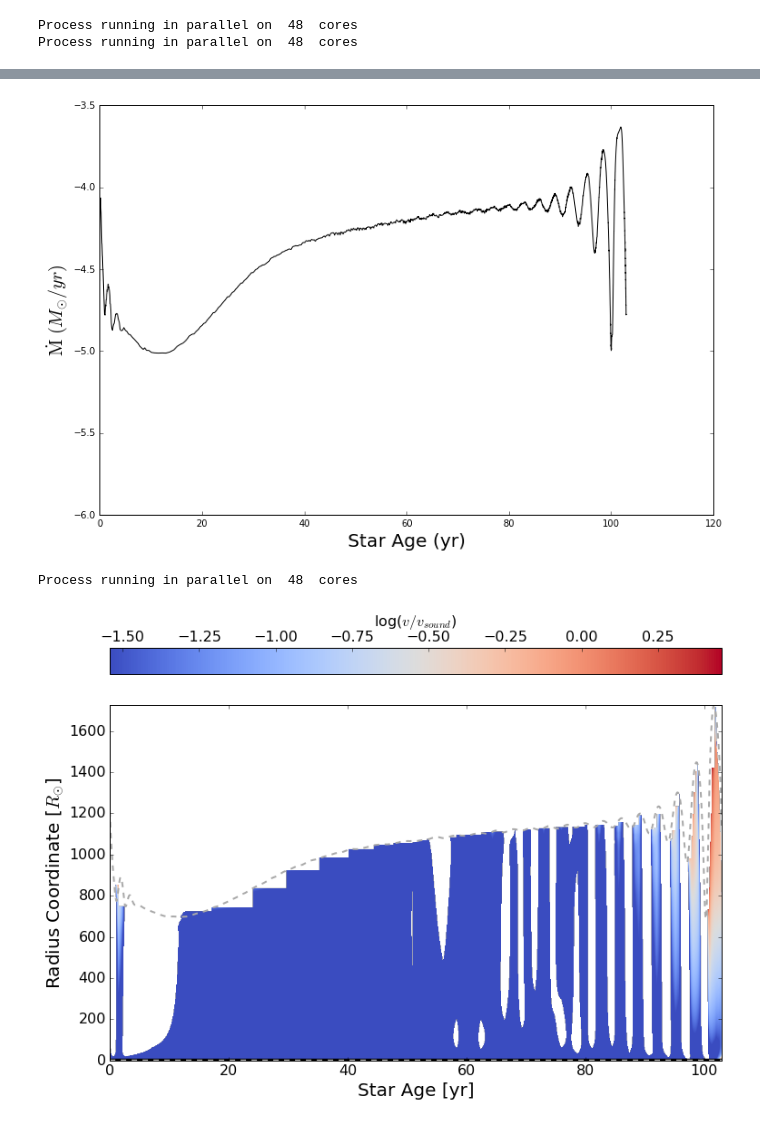
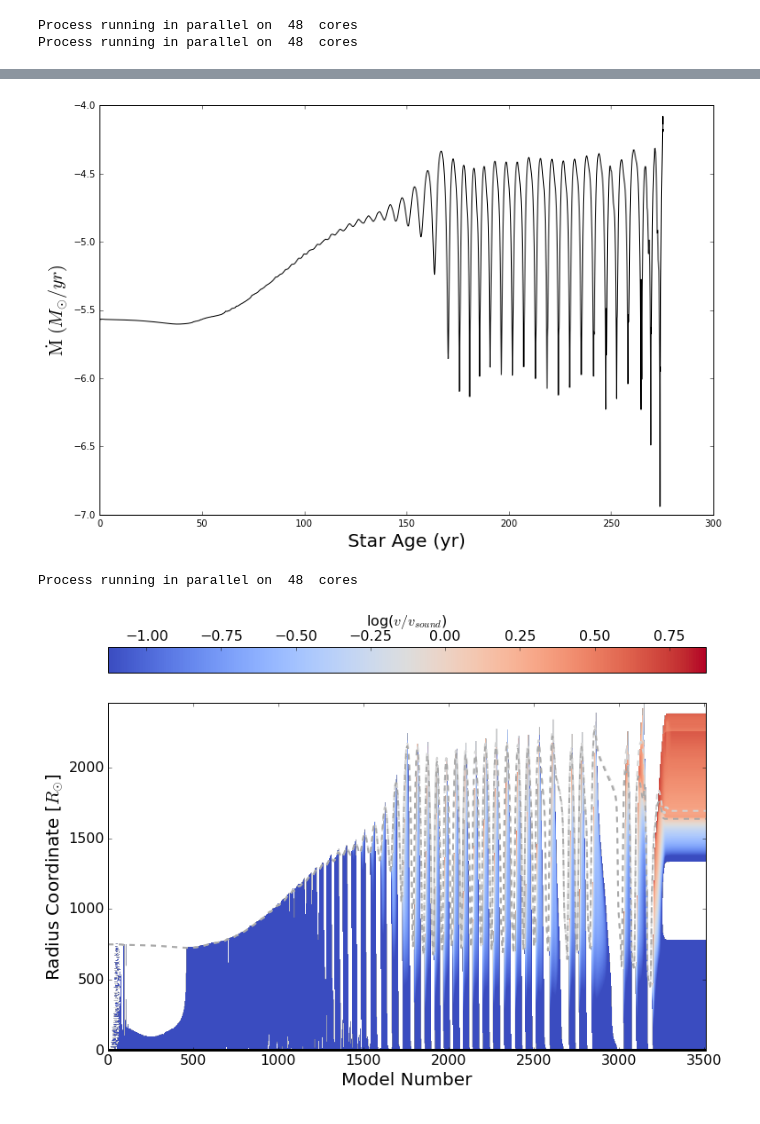
Before and after one commit to JRGarza/CE_mesa, a Jupyter notebook: python_scripts/check_results_tassos.ipynb, the cells around one changed output, grey strips where cells are left out. Cells and saved outputs as stored; diff of their text form; code cells hidden in the pictures.

```diff
--- a/python_scripts/check_results_tassos.ipynb
+++ b/python_scripts/check_results_tassos.ipynb
@@ -9,7 +9,7 @@ import numpy as np
 %matplotlib inline
 p.rcParams['figure.figsize'] = 12, 8  # that's default image size for this interactive session
 
-data_path = "/home/evol/fragkos/disk1/mesa_projects/CE/example_runs/heat_base_tau100/LOGS/"
+data_path = "/home/evol/fragkos/disk1/mesa_projects/CE/example_runs/heat_base_1d39/LOGS/"
 a = ms.mesa(data_path=data_path, parallel=True, abundances=False, log_abundances = True, Yaxis='mass', Xaxis="log_inv_star_age",czones=False, Variable='v_div_vesc', orbit=True)
 # %% [output]
 Process running in parallel on  48  cores
@@ -142,13 +162,13 @@ plt.xlabel("Star Age (yr)", size=20)
 plt.ylabel(r"${\rm \dot{M}}\ (M_{\odot}/yr)$", size=20)
 plt.show()
 # %% [output]
-[figure, old version]
+[figure, new version]
 # %%
-a.SetParameters(Yaxis="radius", Xaxis='star_age',Variable='v_div_csound', cmap_dynamic_range=2,signed_log_cmap=False)
+a.SetParameters(Yaxis="radius", Xaxis='model_number',Variable='v_div_csound', cmap_dynamic_range=2,signed_log_cmap=False)
 a.Kippenhahn()
 # %% [output]
 Process running in parallel on  48  cores
-[figure, old version]
+[figure, new version]
 # %%
 a.SetParameters(Yaxis="radius", Variable='j_rot', cmap_dynamic_range=5,signed_log_cmap=False)
 a.Kippenhahn()
```
Also changed, not shown: parts of 19 cells of this notebook.
